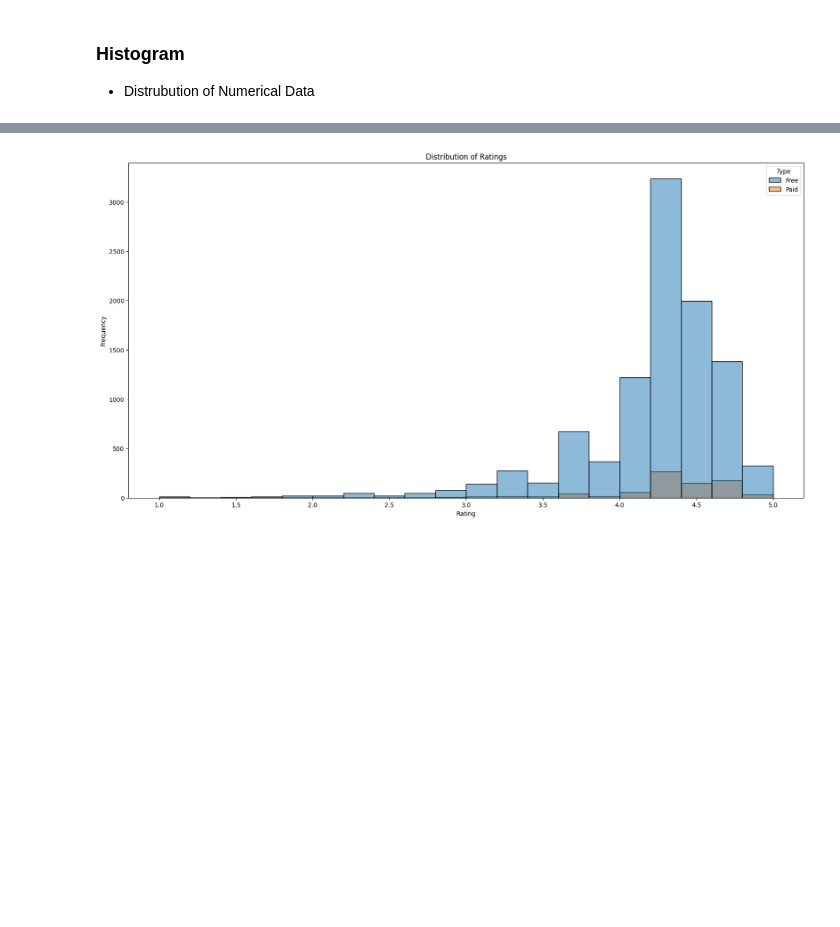
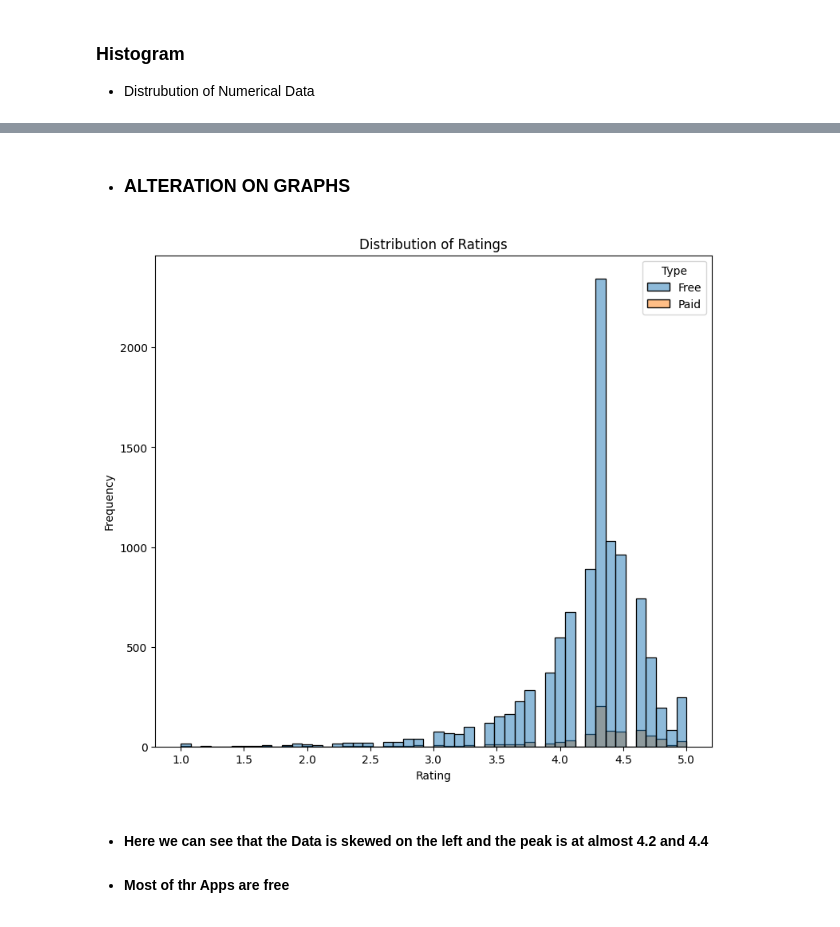
Before and after one commit to minhajvem-18/Playstore_Data_Analysis, a Jupyter notebook: playstoredata.ipynb, the cells around one changed output, grey strips where cells are left out. Drawn from its saved outputs; the diff is of its cells as text; code cells hidden in the pictures; blank space fills up the shorter version.

```diff
--- a/playstoredata.ipynb
+++ b/playstoredata.ipynb
@@ -1239,10 +1366,15 @@ import matplotlib.pyplot as plt
+# %% [markdown]
+- ### ALTERATION ON GRAPHS
 # %%
-plt.figure(figsize=(20,10))      # Set the figure size to 4x4 inches
-sns.histplot(data=df_new,x='Rating',bins=20,color="yellow",hue="Type")    # Create a histogram of the 'Rating' column,bins=(bar quanity)
+plt.figure(figsize=(9,8))      # Set the figure size to 4x4 inches
+sns.histplot(data=df_new,x='Rating',bins=50,color="yellow",hue="Type")    # Create a histogram of the 'Rating' column,bins=(bar quanity)
 plt.title('Distribution of Ratings')
 plt.xlabel("Rating")     # Set the x-axis label of the plot
 plt.ylabel("Frequency")   # Set the y-axis label of the plot
 plt.show()
 # %% [output]
-[figure, old version]
+[figure, new version]
+# %% [markdown]
+* #### Here we can see that the Data is skewed on the left and the peak is at almost 4.2 and 4.4
+* #### Most of thr Apps are free
 # %%
```
Also changed, not shown: parts of 178 cells of this notebook.
